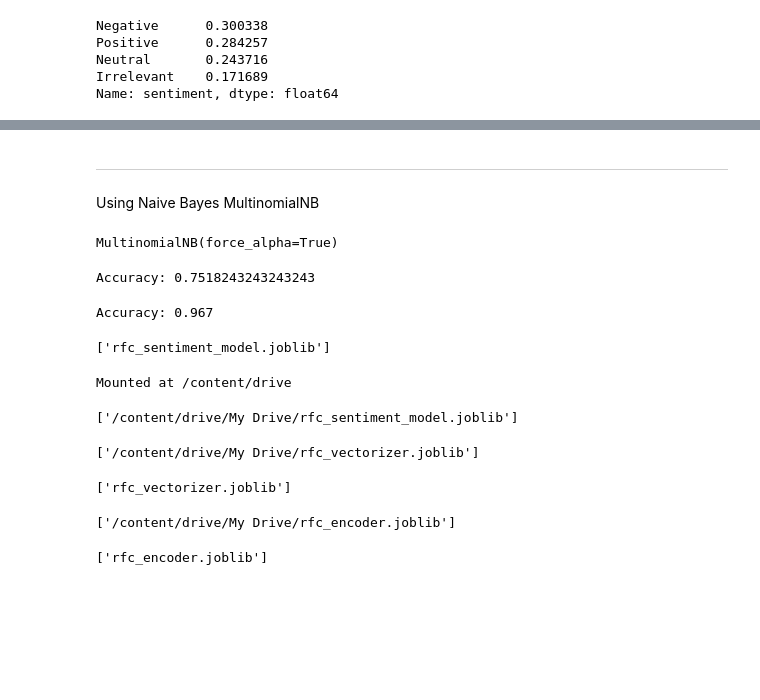
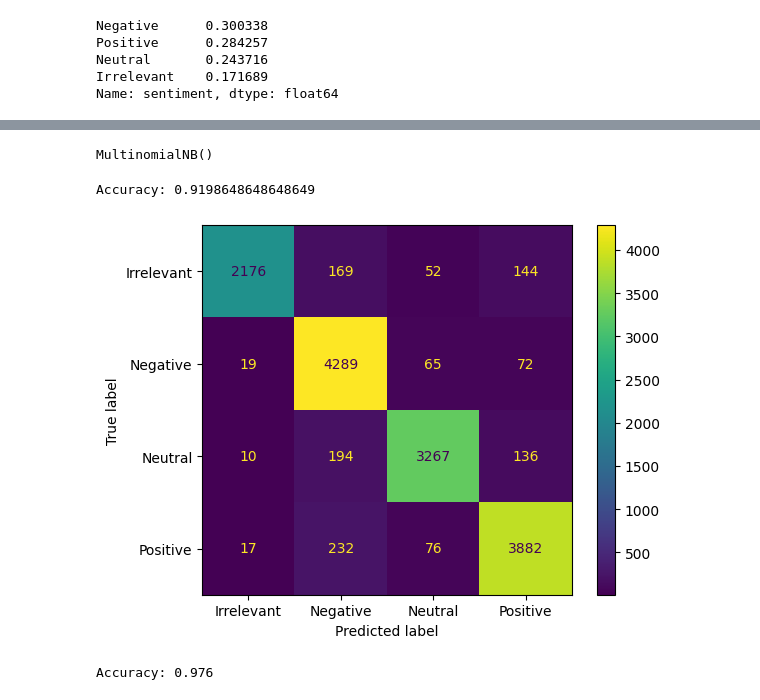
Before and after one commit to gregoriusavip/AI-text-classifier, a Jupyter notebook: training_model/MultinomialNB_Model.ipynb, the cells around one changed output, grey strips where cells are left out. Drawn from its saved outputs; the diff is of its cells as text; code cells hidden in the pictures; blank space fills up the shorter version.

```diff
--- a/training_model/MultinomialNB_Model.ipynb
+++ b/training_model/MultinomialNB_Model.ipynb
@@ -204,26 +180,38 @@ for i in range(3):
-# %% [markdown]
------------------------------------
-Using Naive Bayes MultinomialNB
+# %%
+# vectorize but using n-gram of 4
+vectorizer = CountVectorizer(
+    tokenizer=word_tokenize,
+    ngram_range=(1,4)
+)
+x_train_encode = vectorizer.fit_transform(x_train.lower)
+x_test_encode = vectorizer.transform(x_test.lower)
+x_val_encode = vectorizer.transform(validate_data.lower)
 # %%
 # create a Multinomial Naive Bayes Classifier object
-mnb = MultinomialNB(force_alpha=True)
+mnb2 = MultinomialNB()
 
 # fit the classifier to the training data
-mnb.fit(x_train_encode, y_train)
+mnb2.fit(x_train_encode, y_train)
 # %% [output]
-MultinomialNB(force_alpha=True)
+MultinomialNB()
 # %%
-# Calculate the accuracy using Multinomial model and the test data
-mnb_test_predict = mnb.predict(x_test_encode)
-
-accuracy = accuracy_score(y_test, mnb_test_predict)
+# Calculate the accuracy using Multinomial model with 4 n-gram and the test data
+mnb2_test_predict = mnb2.predict(x_test_encode)
+accuracy = accuracy_score(y_test, mnb2_test_predict)
 print("Accuracy:", accuracy)
 # %% [output]
-Accuracy: 0.7518243243243243
+Accuracy: 0.9198648648648649
+# %%
+# 4 n-gram confusion matrix with test data
+cm = confusion_matrix(y_test, mnb2_test_predict)
+
+ConfusionMatrixDisplay(confusion_matrix=cm, display_labels=mnb2.classes_).plot();
+# %% [output]
+[figure, added]
 # %%
-# calculate the accuracy of the classifier using the validation dataset
-mnb_val_pred = mnb.predict(x_val_encode)
-accuracy = accuracy_score(y_val_test, val_pred)
+# 4 n-gram prediction using validation data
+val2_pred = mnb2.predict(x_val_encode)
+accuracy = accuracy_score(y_val_test, val2_pred)
 print(f"Accuracy: {accuracy}")
 # %% [output]
-Accuracy: 0.967
+Accuracy: 0.976
@@ -232,35 +217,0 @@ import joblib
-# %%
-filename = 'rfc_sentiment_model.joblib'
-joblib.dump(rfc, filename)
-# %% [output]
-['rfc_sentiment_model.joblib']
-# %%
-from google.colab import drive
-drive.mount('/content/drive')
-
-# save the model to Google Drive
-filename = '/content/drive/My Drive/rfc_sentiment_model.joblib'
-joblib.dump(rfc, filename)
-# %% [output]
-Mounted at /content/drive
-['/content/drive/My Drive/rfc_sentiment_model.joblib']
-# %%
-filename = '/content/drive/My Drive/rfc_vectorizer.joblib'
-joblib.dump(vectorizer, filename)
-# %% [output]
-['/content/drive/My Drive/rfc_vectorizer.joblib']
-# %%
-filename = 'rfc_vectorizer.joblib'
-joblib.dump(vectorizer, filename)
-# %% [output]
-['rfc_vectorizer.joblib']
-# %%
-filename = '/content/drive/My Drive/rfc_encoder.joblib'
-joblib.dump(encoder, filename)
-# %% [output]
-['/content/drive/My Drive/rfc_encoder.joblib']
-# %%
-filename = 'rfc_encoder.joblib'
-joblib.dump(encoder, filename)
-# %% [output]
-['rfc_encoder.joblib']
```
Also changed, not shown: parts of 9 cells of this notebook.
